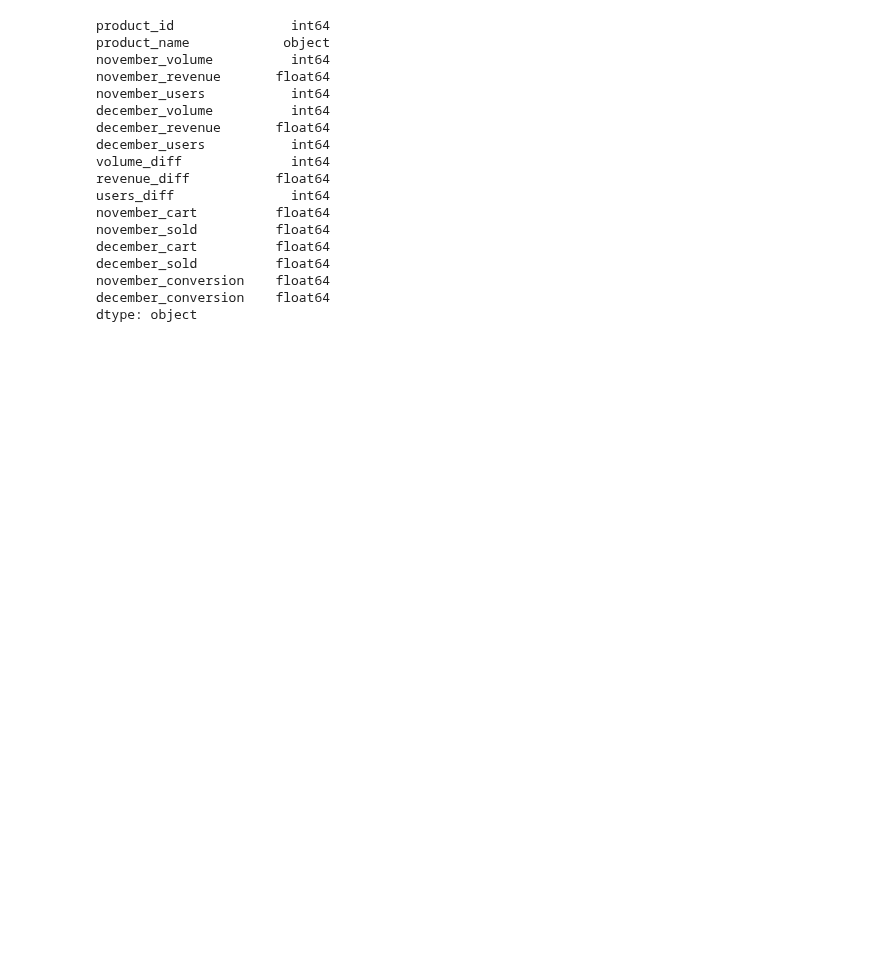
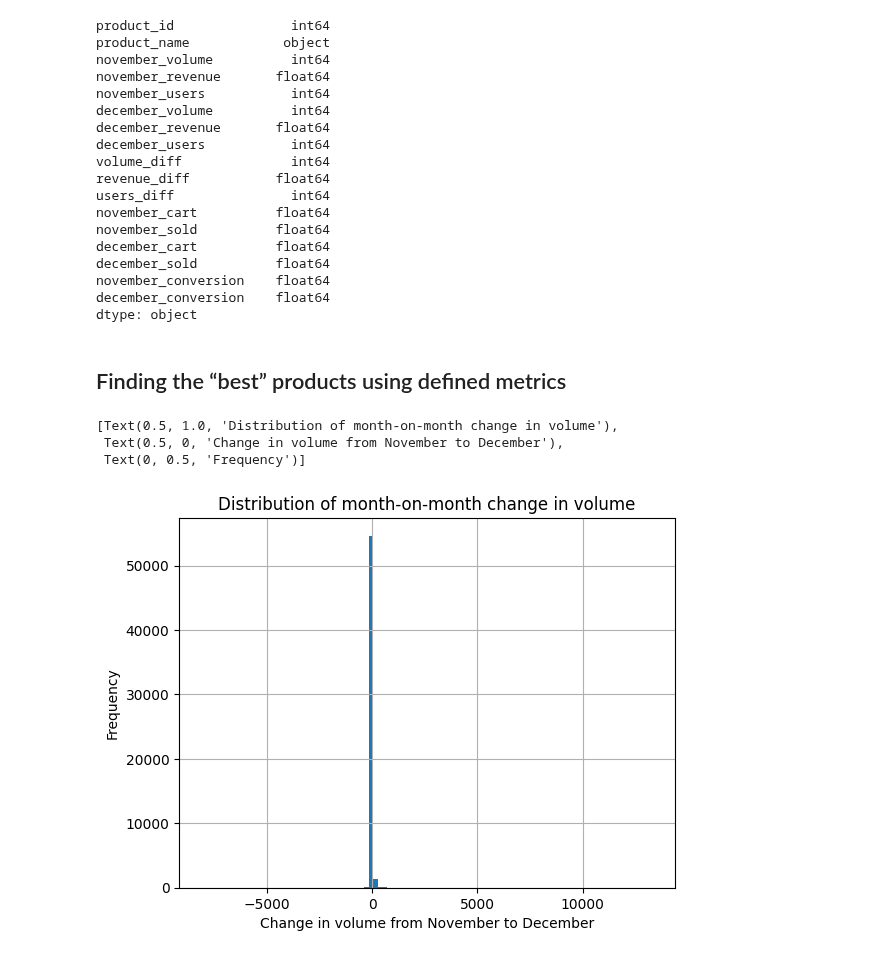
Before and after one commit to jeremysb1/data_analysis_projects, a Jupyter notebook: metrics.ipynb, the cells around one changed output. Cells and saved outputs as stored; diff of their text form; code cells hidden in the pictures; blank space fills up the shorter version.

Commit message:
added product volume histogram

```diff
--- a/metrics.ipynb
+++ b/metrics.ipynb
@@ -469,3 +469,18 @@ december_sold          float64
 november_conversion    float64
 december_conversion    float64
 dtype: object
+# %% [markdown]
+## Finding the “best” products using defined metrics
+# %%
+fig, axis = plt.subplots()
+
+league_table["volume_diff"].hist(bins=100, ax=axis)
+
+axis.set(title="Distribution of month-on-month change in volume",
+         xlabel="Change in volume from November to December",
+         ylabel="Frequency")
+# %% [output]
+[Text(0.5, 1.0, 'Distribution of month-on-month change in volume'),
+ Text(0.5, 0, 'Change in volume from November to December'),
+ Text(0, 0.5, 'Frequency')]
+[figure, added]
```
